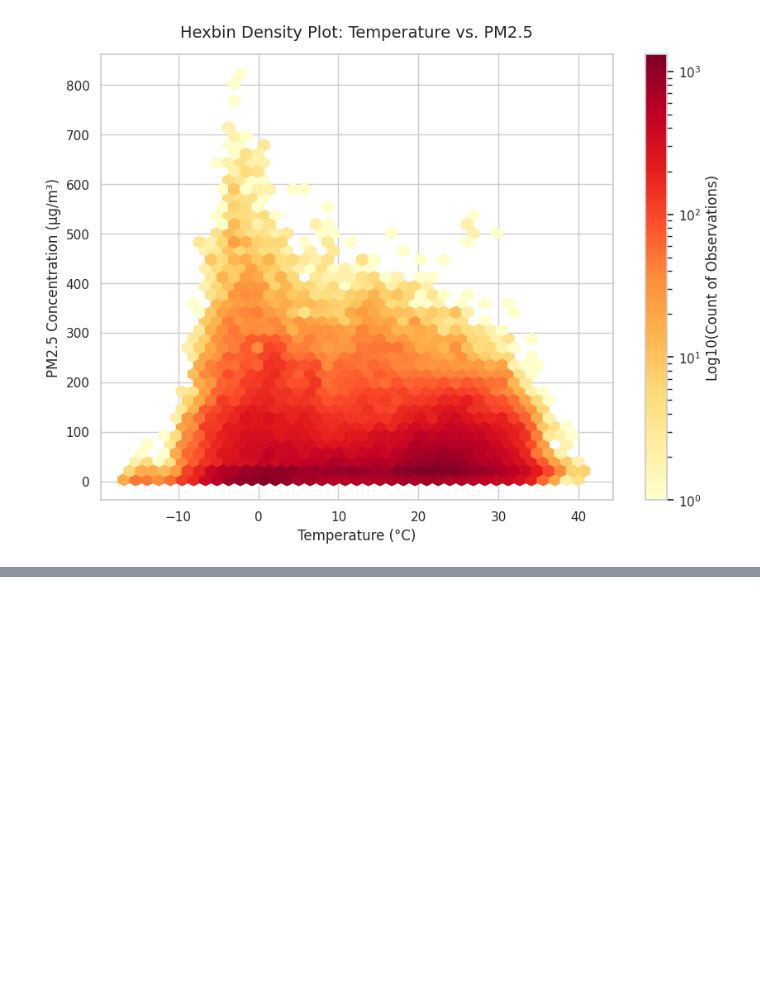
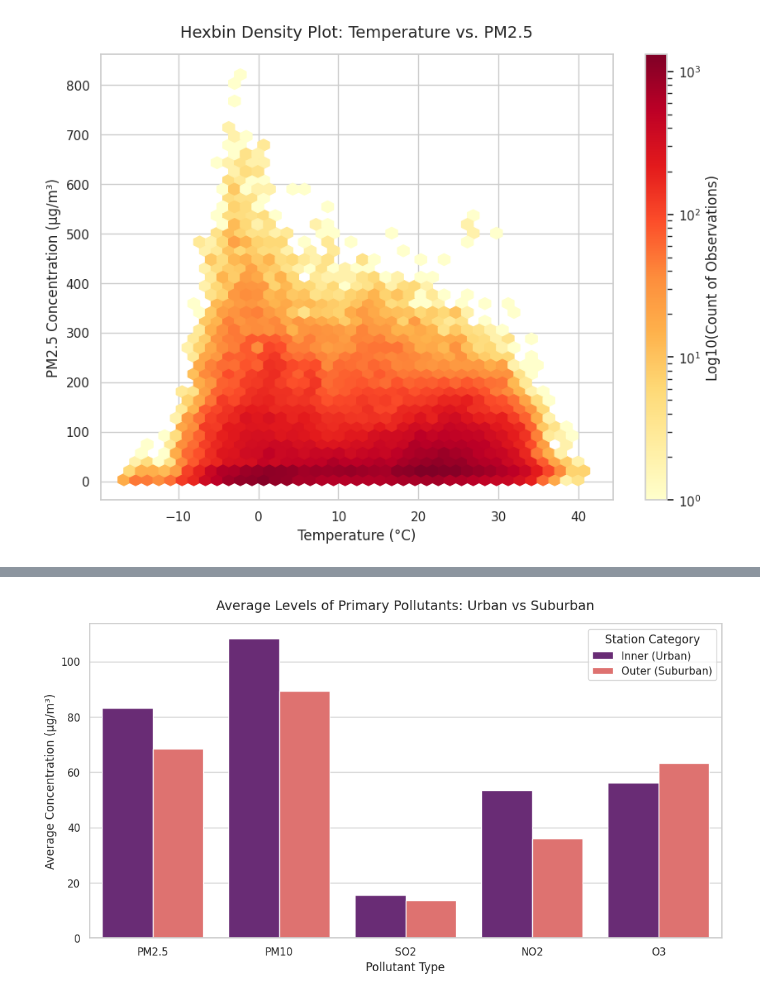
Before and after one commit to zaky100/Zack-Air-Quality-Task, a Jupyter notebook: Air_Quality.ipynb, the cells around one changed output, grey strips where cells are left out. Cells and saved outputs as stored; diff of their text form; code cells hidden in the pictures; blank space fills up the shorter version.

```diff
--- a/Air_Quality.ipynb
+++ b/Air_Quality.ipynb
@@ -436,0 +442,15 @@ plt.show()
+# %%
+pollutants = ['PM2.5', 'PM10', 'SO2', 'NO2', 'O3']
+avg_pollutants = df.groupby('category')[pollutants].mean().reset_index()
+
+avg_pollutants_melted = avg_pollutants.melt(id_vars='category', var_name='Pollutant', value_name='Average Concentration')
+
+plt.figure(figsize=(12, 6))
+sns.barplot(data=avg_pollutants_melted, x='Pollutant', y='Average Concentration', hue='category', palette='magma')
+plt.title('Average Levels of Primary Pollutants: Urban vs Suburban', fontsize=14, pad=15)
+plt.xlabel('Pollutant Type', fontsize=12)
+plt.ylabel('Average Concentration (µg/m³)', fontsize=12)
+plt.legend(title='Station Category')
+plt.show()
+# %% [output]
+[figure, added]
```
Also changed, not shown: parts of 3 cells of this notebook.
